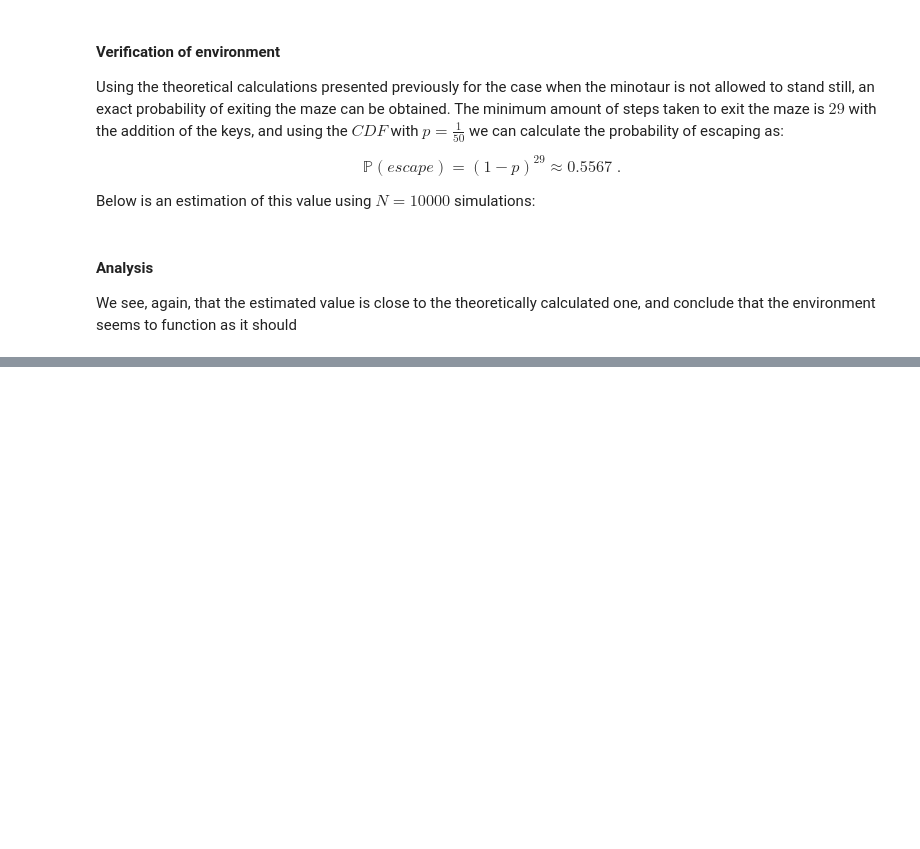
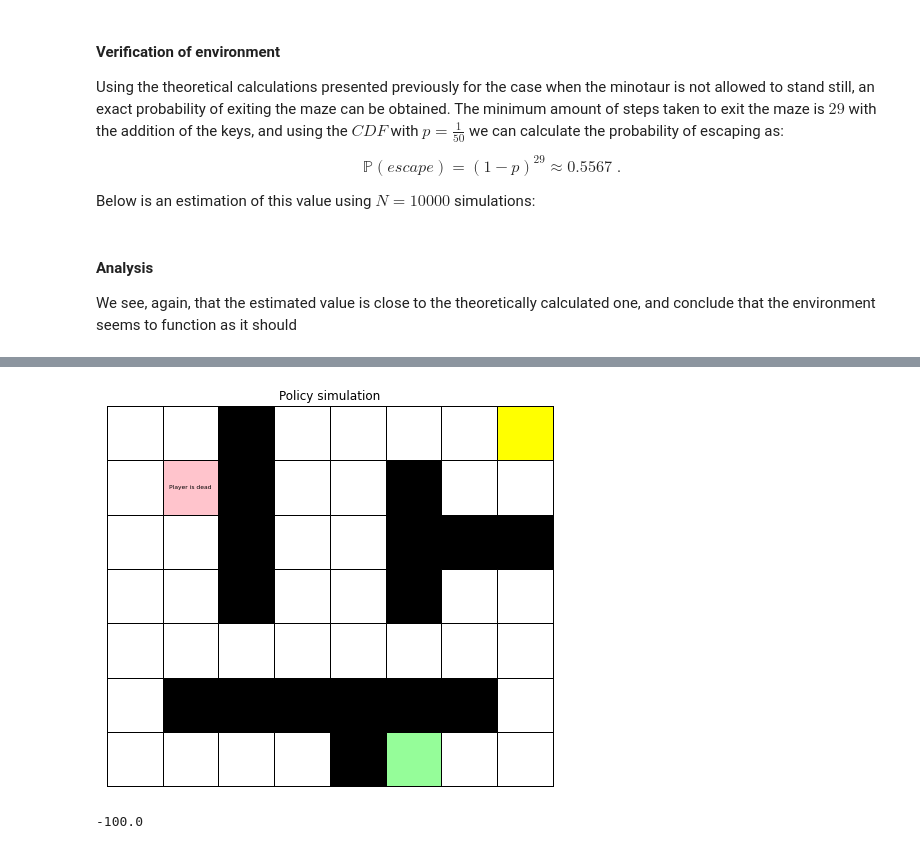
Before and after one commit to lxpr/EL2805-Reinforcement-Learning-Labs, a Jupyter notebook: lab1/Lab_1.ipynb, the cells around one changed output, grey strips where cells are left out. Drawn from its saved outputs; the diff is of its cells as text; code cells hidden in the pictures; blank space fills up the shorter version.

Commit message:
Troubleshooting QLearning function

```diff
--- a/lab1/Lab_1.ipynb
+++ b/lab1/Lab_1.ipynb
@@ -336,0 +336,19 @@ We see, again, that the estimated value is close to the theoretically calculated
+# %%
+# Modified maze from lab0. Now corresponding to maze in lab1
+
+maze_Q = np.array([
+    [0, 0, 1, 0, 0, 0, 0, 3],
+    [0, 0, 1, 0, 0, 1, 0, 0],
+    [0, 0, 1, 0, 0, 1, 1, 1],
+    [0, 0, 1, 0, 0, 1, 0, 0],
+    [0, 0, 0, 0, 0, 0, 0, 0],
+    [0, 1, 1, 1, 1, 1, 1, 0],
+    [0, 0, 0, 0, 1, 2, 0, 0]
+])
+
+import maze_keys as mz_k
+from QLearning import qlearning
+# %%
+env_Q = mz_k.Maze(maze_Q, life_mean=50, prob_random=0.65)
+epsilon = 0.5
+Q, policy_Q, V_convergence = qlearning(env_Q, epsilon, gamma = 0.9, N=50000)
@@ -336,0 +373,12 @@ We see, again, that the estimated value is close to the theoretically calculated
+# %%
+method = 'ValIter'
+start_Q = (0,0,6,5,0)
+path_Q = env_Q.simulate(start_Q, policy_Q, method)
+# %%
+mz_k.animate_solution(maze_Q, path_Q)
+# %% [output]
+[figure, added]
+# %%
+print(env_Q.rewards[env_Q.map[(2,1,2,1,0)], 1])
+# %% [output]
+-100.0
```
Also changed, not shown: parts of 6 cells of this notebook, 2 other files.
